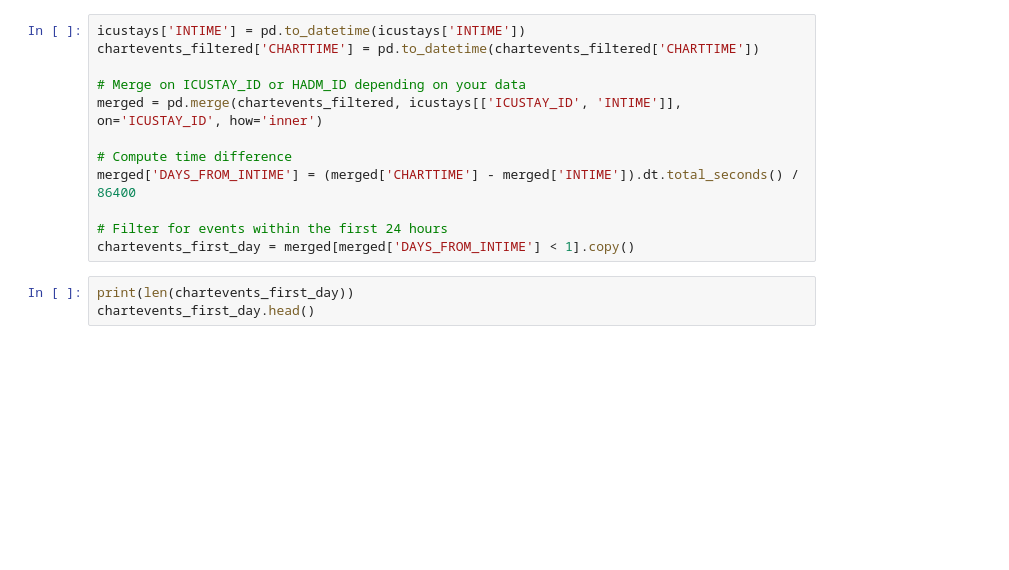
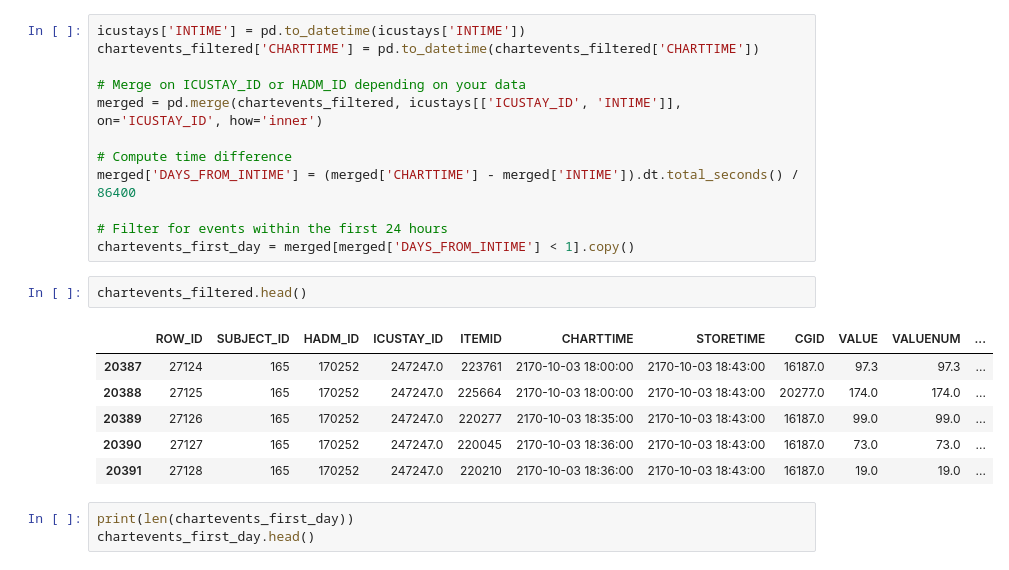
Before and after one commit to ossclaudia/Machine-Learning-2, a Jupyter notebook: projeto.ipynb, the cells around one changed output. Saved outputs shown, nothing was run; the diff lists cells and outputs as text; blank space fills up the shorter version.

```diff
--- a/projeto.ipynb
+++ b/projeto.ipynb
@@ -287,6 +287,15 @@ merged['DAYS_FROM_INTIME'] = (merged['CHARTTIME'] - merged['INTIME']).dt.total_s
 
 # Filter for events within the first 24 hours
 chartevents_first_day = merged[merged['DAYS_FROM_INTIME'] < 1].copy()
+# %%
+chartevents_filtered.head()
+# %% [output]
+|  | ROW_ID | SUBJECT_ID | HADM_ID | ICUSTAY_ID | ITEMID | CHARTTIME | STORETIME | CGID | VALUE | VALUENUM | ... |
+| 20387 | 27124 | 165 | 170252 | 247247.0 | 223761 | 2170-10-03 18:00:00 | 2170-10-03 18:43:00 | 16187.0 | 97.3 | 97.3 | ... |
+| 20388 | 27125 | 165 | 170252 | 247247.0 | 225664 | 2170-10-03 18:00:00 | 2170-10-03 18:43:00 | 20277.0 | 174.0 | 174.0 | ... |
+| 20389 | 27126 | 165 | 170252 | 247247.0 | 220277 | 2170-10-03 18:35:00 | 2170-10-03 18:43:00 | 16187.0 | 99.0 | 99.0 | ... |
+| 20390 | 27127 | 165 | 170252 | 247247.0 | 220045 | 2170-10-03 18:36:00 | 2170-10-03 18:43:00 | 16187.0 | 73.0 | 73.0 | ... |
+| 20391 | 27128 | 165 | 170252 | 247247.0 | 220210 | 2170-10-03 18:36:00 | 2170-10-03 18:43:00 | 16187.0 | 19.0 | 19.0 | ... |
 # %%
 print(len(chartevents_first_day))
 chartevents_first_day.head()
```
Also changed, not shown: parts of 21 cells of this notebook.
